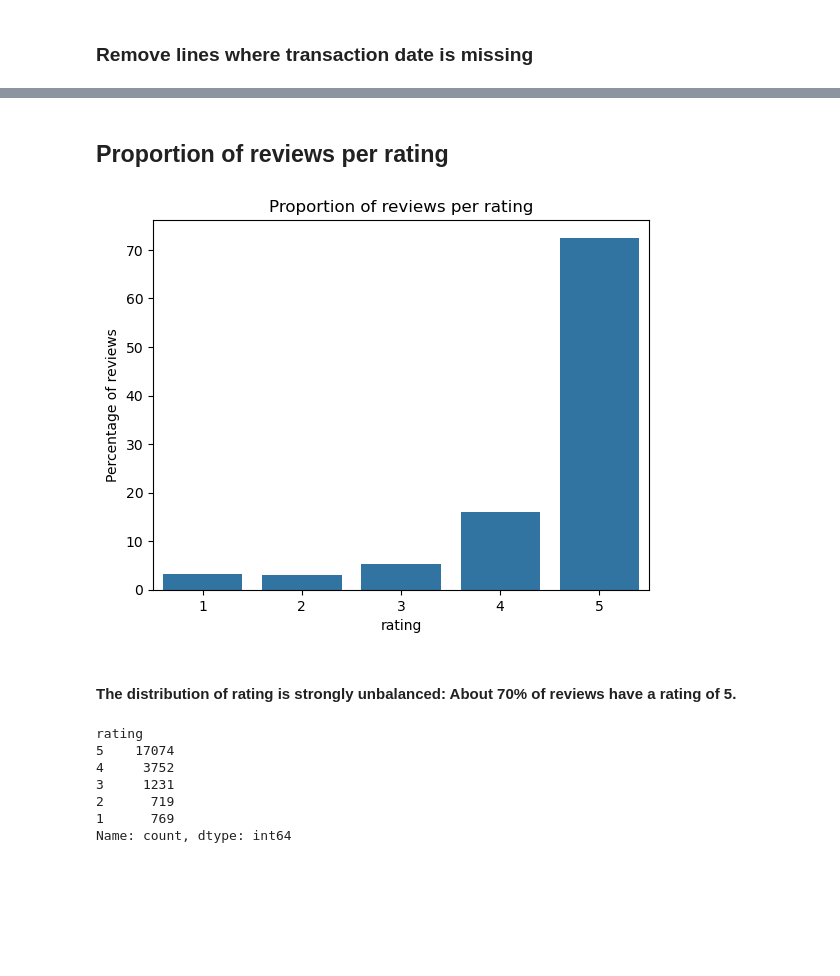
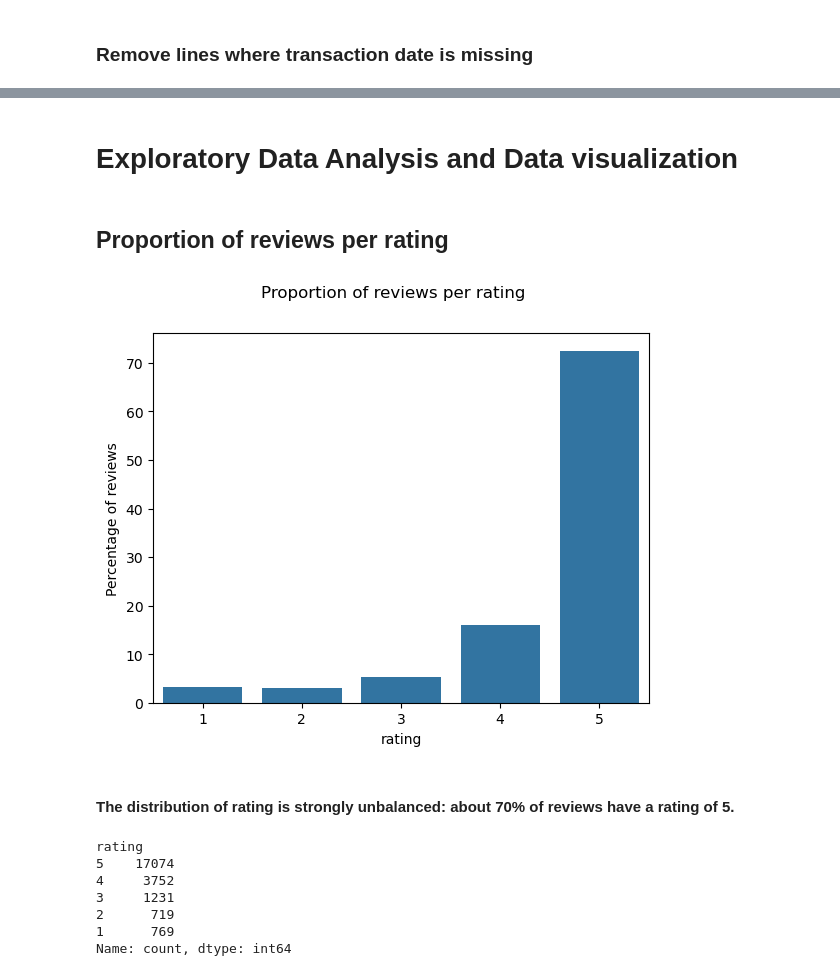
Before and after one commit to PMDOUGLAS23/Customer-Reviews-Analysis, a Jupyter notebook: notebooks/1_eda_dataviz/eda_dviz_redoute_v0.3.ipynb, the cells around one changed output, grey strips where cells are left out. Cells and saved outputs as stored; diff of their text form; code cells hidden in the pictures; blank space fills up the shorter version.

Commit message:
Maj eda_dviz_redoute_v0.3.ipynb
Mise à jour, revue typos, ajout titres sur graphiques, etc.

```diff
--- a/notebooks/1_eda_dataviz/eda_dviz_redoute_v0.3.ipynb
+++ b/notebooks/1_eda_dataviz/eda_dviz_redoute_v0.3.ipynb
@@ -117,17 +118,19 @@ df.head(2)
 | id |  |  |  |  |  |  |  |  | ... |
 | rev-cc907a30-4fb0-4e55-a4a1-307b8... | 4 | Facilte | Facilte, sollicitations dosées...... | 2023-10-05 14:18:42 | 2023-09-23 | NaN | NaN | 2023-10-05 | ... |
 | rev-b54467c4-4769-42e3-a74a-c72c0... | 4 | Jolie table mais plus pour 6 que ... | Livraison impeccable avec possibi... | 2023-10-02 13:08:27 | 2023-09-11 | NaN | NaN | 2023-10-02 | ... |
+# %% [markdown]
+# Exploratory Data Analysis and Data visualization
 # %% [markdown]
 ## Proportion of reviews per rating
 # %%
 sns.countplot(data = df, x = "rating", stat = "percent")
-plt.title("Proportion of reviews per rating")
+plt.suptitle("Proportion of reviews per rating")
 plt.ylabel("Percentage of reviews")
 plt.show()
 # %% [output]
-[figure, old version]
+[figure, new version]
 # %% [markdown]
-#### The distribution of rating is strongly unbalanced: About 70% of reviews have a rating of 5.
+#### The distribution of rating is strongly unbalanced: about 70% of reviews have a rating of 5.
 # %%
 df["rating"].value_counts().sort_index(ascending = False)
 # %% [output]
```
Also changed, not shown: parts of 50 cells of this notebook, 2 other files.
